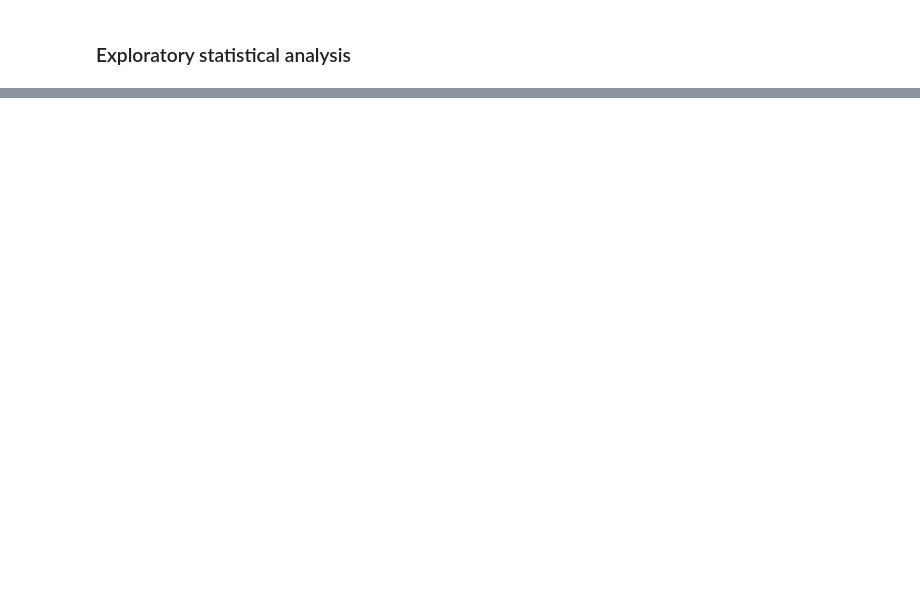
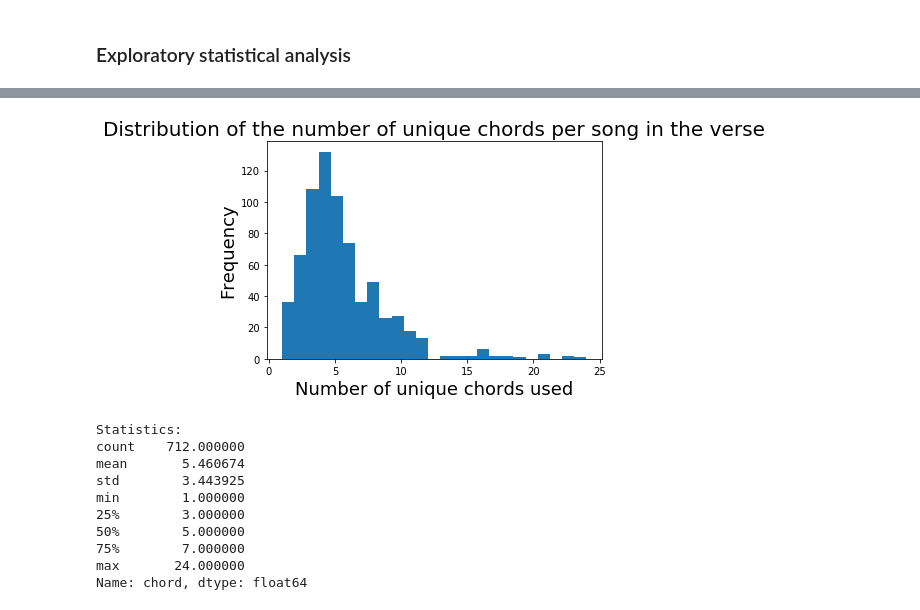
Before and after one commit to GiacomoAlliata/DigitalMusicologyProject, a Jupyter notebook: data_preprocessing.ipynb, the cells around one changed output, grey strips where cells are left out. Drawn from its saved outputs; the diff is of its cells as text; code cells hidden in the pictures; blank space fills up the shorter version.

```diff
--- a/data_preprocessing.ipynb
+++ b/data_preprocessing.ipynb
@@ -422,0 +712,32 @@ markov.head(5)
+# %%
+def GetUniqueChords(df):
+    return df.groupby('song_id').chord.unique().map(lambda x: len(x))
+# %%
+def unique_chords_section(df, section = 'verse'):
+    unique_chords = GetUniqueChords(df[df.section_type == section])
+    n_bins = int(unique_chords.max()) + 1
+    unique_chords.plot.hist(bins = n_bins, legend = False)
+    title = 'Distribution of the number of unique chords per song in the ' + section
+    plt.title(title, fontsize = 20)
+    plt.xlabel('Number of unique chords used', fontsize = 18)
+    plt.ylabel('Frequency', fontsize = 18)
+    plt.show()
+
+    print('Statistics:')
+    print(unique_chords.describe())
+
+    return (unique_chords.describe()['mean'], unique_chords.describe()['std']/np.sqrt(unique_chords.describe()['count']))
+# %%
+stats_verse = unique_chords_section(beats_collection_df, 'verse')
+# %% [output]
+[figure, added]
+Statistics:
+count    712.000000
+mean       5.460674
+std        3.443925
+min        1.000000
+25%        3.000000
+50%        5.000000
+75%        7.000000
+max       24.000000
+Name: chord, dtype: float64
```
Also changed, not shown: parts of 194 cells of this notebook.
